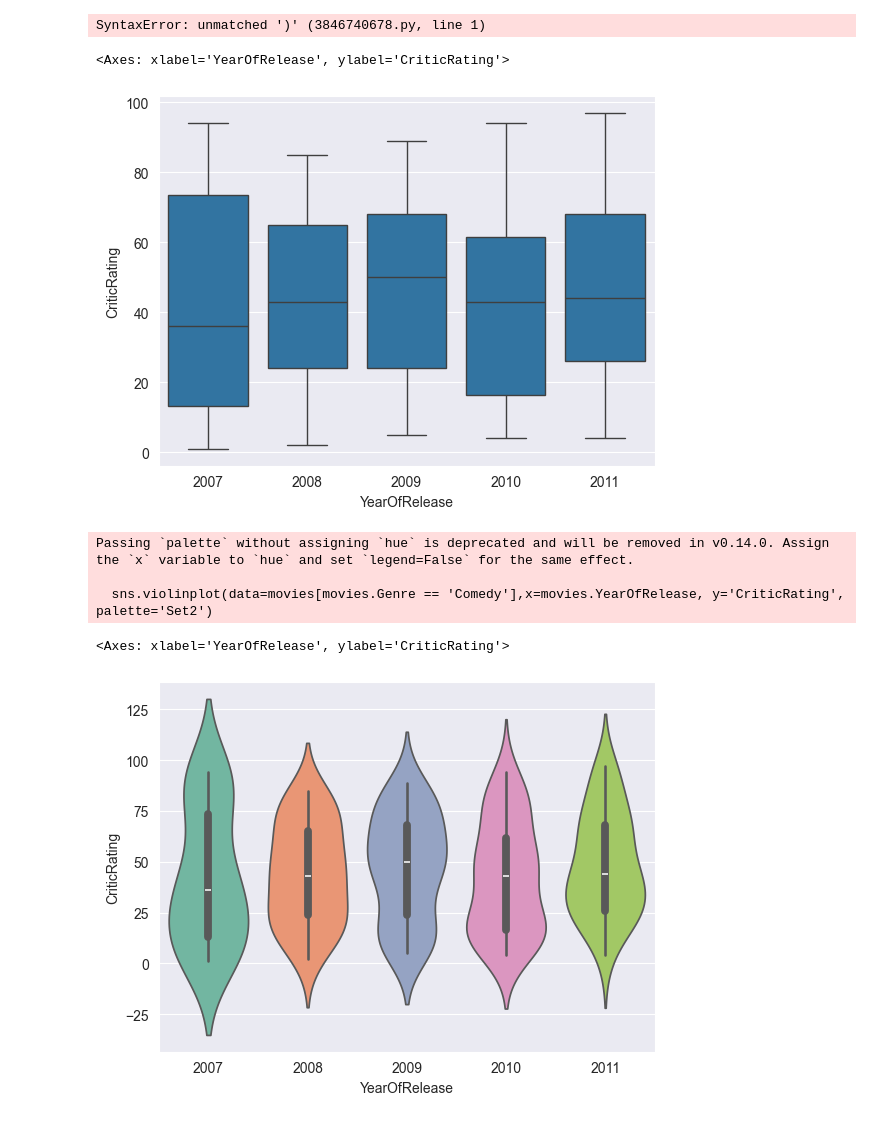
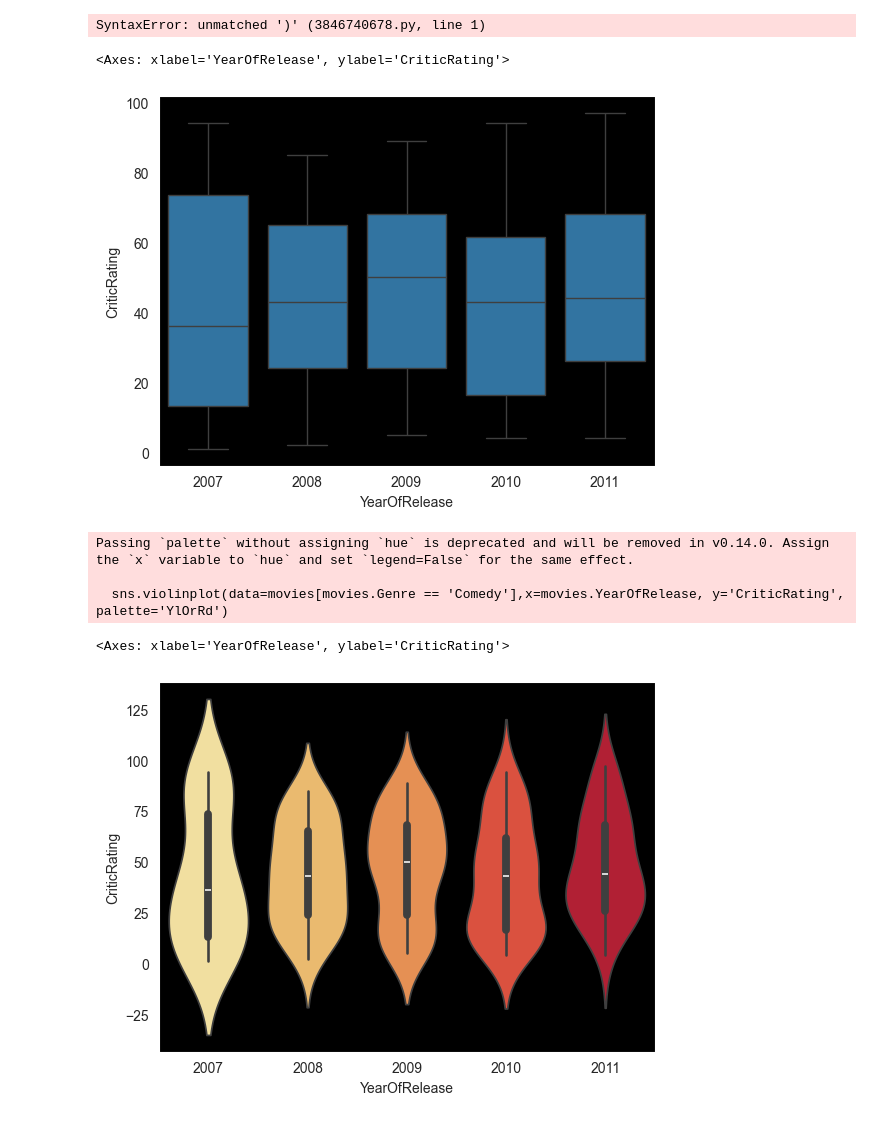
Before and after one commit to vijaivimu/Python-For-Data-Science, a Jupyter notebook: visualization.ipynb, the cells around one changed output. Cells and saved outputs as stored; diff of their text form; code cells hidden in the pictures.

```diff
--- a/visualization.ipynb
+++ b/visualization.ipynb
@@ -218,6 +223,8 @@ This will become an error in seaborn v0.14.0; please update your code.
 [figure]
 # %%
 f, axes= plt.subplots(2,2,figsize=(12,5),sharex=True)
+sns.set_style('dark',{"axes.facecolor":"black"})
+sns.kdeplot(data=movies,x='BudgetMillion', y='AudienceRatings',shade=True,ax=axes[0][0],cmap='inferno',shade_lowest =True,palette='YlorRd')
 sns.kdeplot(data=movies,x='BudgetMillion', y='AudienceRatings',shade=False,ax=axes[0][0])
-sns.kdeplot(data=movies,x='BudgetMillion', y='CriticRating',shade=False,ax=axes[1][0])
+sns.kdeplot(data=movies,x='BudgetMillion', y='CriticRating',shade=True,ax=axes[1][0],cmap='gist_gray_r')
 # %% [output]
@@ -239,12 +256,12 @@ SyntaxError: unmatched ')' (3846740678.py, line 1)
 sns.boxplot(data=movies[movies.Genre == 'Comedy'],x=movies.YearOfRelease, y='CriticRating')
 # %% [output]
 <Axes: xlabel='YearOfRelease', ylabel='CriticRating'>
-[figure, old version]
+[figure, new version]
 # %%
-sns.violinplot(data=movies[movies.Genre == 'Comedy'],x=movies.YearOfRelease, y='CriticRating', palette='Set2')
+sns.violinplot(data=movies[movies.Genre == 'Comedy'],x=movies.YearOfRelease, y='CriticRating', palette='YlOrRd')
 # %% [output]
 Passing `palette` without assigning `hue` is deprecated and will be removed in v0.14.0. Assign the `x` variable to `hue` and set `legend=False` for the same effect.
 
-  sns.violinplot(data=movies[movies.Genre == 'Comedy'],x=movies.YearOfRelease, y='CriticRating', palette='Set2')
+  sns.violinplot(data=movies[movies.Genre == 'Comedy'],x=movies.YearOfRelease, y='CriticRating', palette='YlOrRd')
 <Axes: xlabel='YearOfRelease', ylabel='CriticRating'>
-[figure, old version]
+[figure, new version]
```
Also changed, not shown: parts of 2 cells of this notebook.
